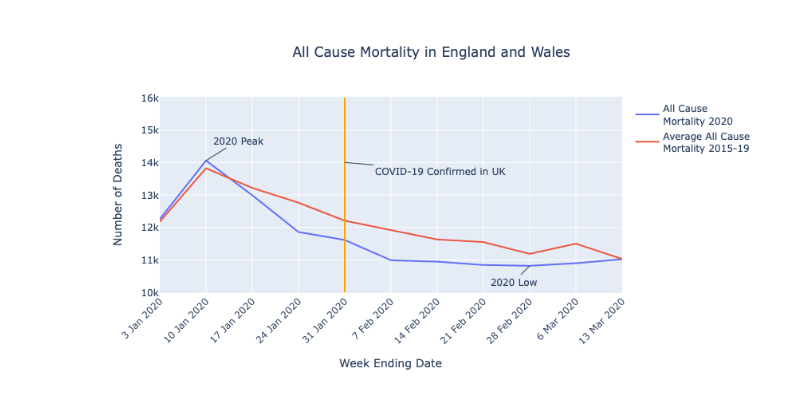
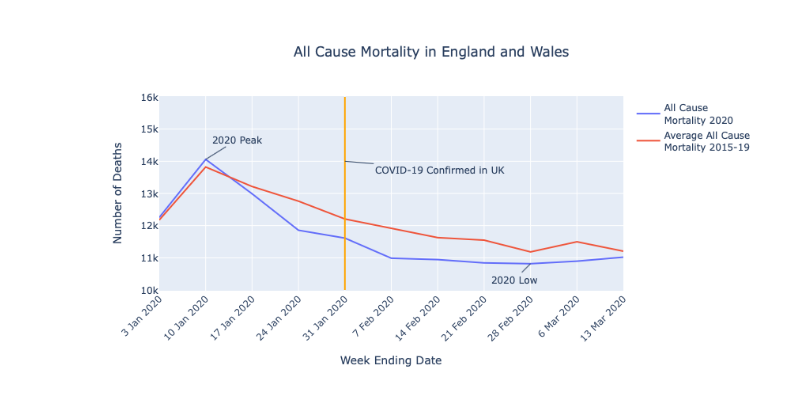
Before and after one commit to ebmdatalab/mortality_tracking-covid-notebook, a Jupyter notebook: notebooks/mortality_graphs.ipynb, the cells around one changed output. Cells and saved outputs as stored; diff of their text form; code cells hidden in the pictures.

```diff
--- a/notebooks/mortality_graphs.ipynb
+++ b/notebooks/mortality_graphs.ipynb
@@ -31,7 +31,7 @@ fig.show()
 weeks = ['3 Jan 2020', '10 Jan 2020', '17 Jan 2020', '24 Jan 2020', '31 Jan 2020',
          '7 Feb 2020', '14 Feb 2020', '21 Feb 2020', '28 Feb 2020', '6 Mar 2020', '13 Mar 2020']
 all_mortality = [12254, 14058, 12990, 11856, 11612, 10986, 10944, 10841, 10816, 10895, 11019]
-five_year_mort = [12175, 13822, 13216, 12760, 12206, 11925, 11627, 11548, 11183, 11498, 11025]
+five_year_mort = [12175, 13822, 13216, 12760, 12206, 11925, 11627, 11548, 11183, 11498, 11205]
 
 fig = go.Figure()
 
@@ -43,34 +43,34 @@ fig.add_trace(go.Scatter(x= weeks, y=five_year_mort, fill=None,
                     mode='lines', name='Average All Cause <br> Mortality 2015-19'
                     ))
 
 
 fig.add_shape(
         # Line Vertical
         dict(
             type='line',
             x0='31 Jan 2020',
             y0=10000,
             x1='31 Jan 2020',
             y1=16000,
             line=dict(
                 color='Orange',
                 width=2
             )
 ))
 
 fig.update_layout(title={'text': 'All Cause Mortality in England and Wales', 'xanchor': 'center', 'x': 0.5},
                   xaxis_title='Week Ending Date',
                   yaxis_title='Number of Deaths',
                   xaxis = dict(tickangle=-45),
                   annotations=[dict(x='10 Jan 2020', y=14058, text='2020 Peak', ax=40, ay=-25),
                                dict(x='31 Jan 2020', y=14000, text='COVID-19 Confirmed in UK', ax=120, ay=10),
                                dict(x='28 Feb 2020', y=10816, text='2020 Low', ax=-20, ay=20)
                               ])
 
 fig.show()
 #fig.write_html("all_mortality.html")
 # %% [output]
-[figure, old version]
+[figure, new version]
 # %%
 weeks = ['3 Jan 2020', '10 Jan 2020', '17 Jan 2020', '24 Jan 2020', '31 Jan 2020',
          '7 Feb 2020', '14 Feb 2020', '21 Feb 2020', '28 Feb 2020', '6 Mar 2020']
```
Also changed, not shown: 1 other file.
